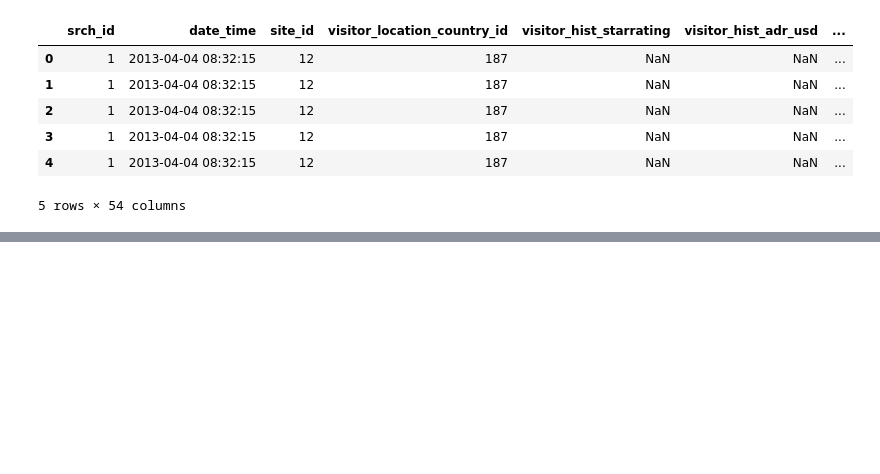
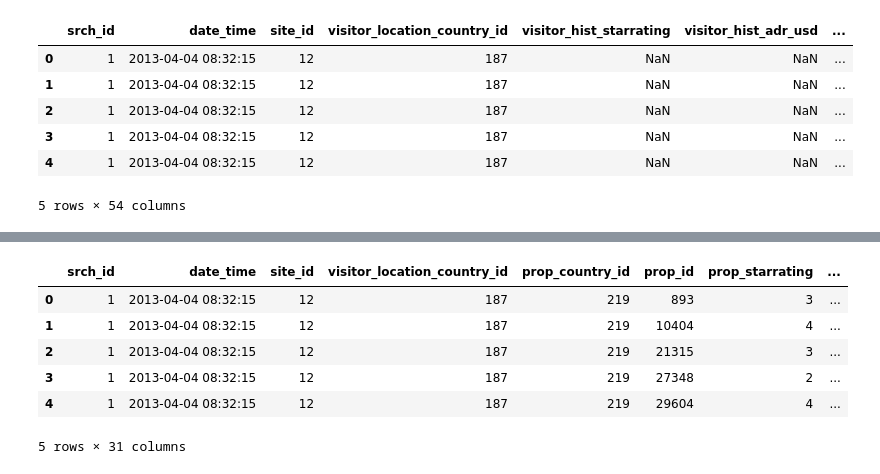
Before and after one commit to silencedsre/Click-Through-Rate, a Jupyter notebook: notebooks/exploratory_data_analysis.ipynb, the cells around one changed output, grey strips where cells are left out. Drawn from its saved outputs; the diff is of its cells as text; code cells hidden in the pictures; blank space fills up the shorter version.

Commit message:
analyzing null values

```diff
--- a/notebooks/exploratory_data_analysis.ipynb
+++ b/notebooks/exploratory_data_analysis.ipynb
@@ -30,0 +200,3 @@ df.isna()
+# %%
+null_counts = df.isnull().sum()
+len(null_counts[null_counts <6000000])
@@ -30,0 +213,2 @@ df.isna()
+# %%
+refined_cols = null_counts[null_counts <6000000]
@@ -30,0 +235,4 @@ df.isna()
+# %%
+cols = []
+for items in refined_cols.iteritems():
+    cols.append(items[0])
@@ -30,0 +259,12 @@ df.isna()
+# %%
+new = df.filter(cols, axis=1)
+# %%
+new.head()
+# %% [output]
+|  | srch_id | date_time | site_id | visitor_location_country_id | prop_country_id | prop_id | prop_starrating | ... |
+| 0 | 1 | 2013-04-04 08:32:15 | 12 | 187 | 219 | 893 | 3 | ... |
+| 1 | 1 | 2013-04-04 08:32:15 | 12 | 187 | 219 | 10404 | 4 | ... |
+| 2 | 1 | 2013-04-04 08:32:15 | 12 | 187 | 219 | 21315 | 3 | ... |
+| 3 | 1 | 2013-04-04 08:32:15 | 12 | 187 | 219 | 27348 | 2 | ... |
+| 4 | 1 | 2013-04-04 08:32:15 | 12 | 187 | 219 | 29604 | 4 | ... |
+5 rows × 31 columns
```
Also changed, not shown: parts of 18 cells of this notebook.
